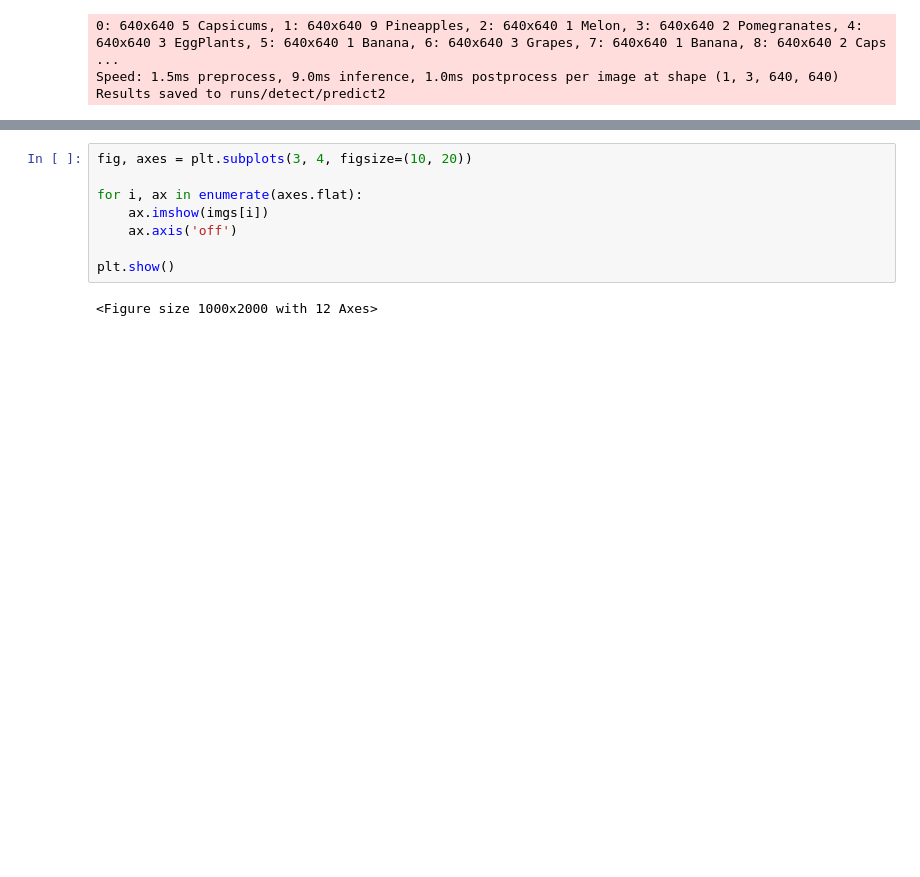
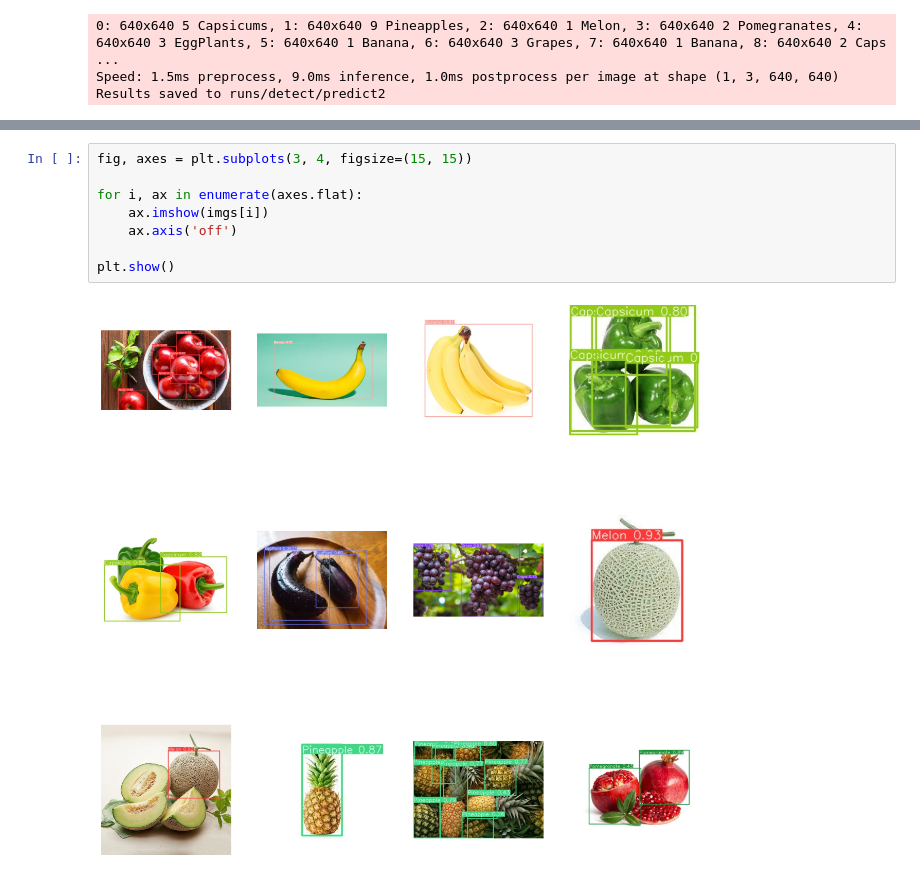
Before and after one commit to parking-place/ml_colab_project, a Jupyter notebook: Object_Detection/04_ yolov8_fine_tuning.ipynb, the cells around one changed output, grey strips where cells are left out. Saved outputs shown, nothing was run; the diff lists cells and outputs as text; blank space fills up the shorter version.

```diff
--- a/Object_Detection/04_ yolov8_fine_tuning.ipynb
+++ b/Object_Detection/04_ yolov8_fine_tuning.ipynb
@@ -363,10 +364,10 @@ imgs[6]
 # %%
-fig, axes = plt.subplots(3, 4, figsize=(10, 20))
+fig, axes = plt.subplots(3, 4, figsize=(15, 15))
 
 for i, ax in enumerate(axes.flat):
     ax.imshow(imgs[i])
     ax.axis('off')
 
 plt.show()
 # %% [output]
-<Figure size 1000x2000 with 12 Axes>
+[figure, added]
```
Also changed, not shown: parts of 1 cell of this notebook.
